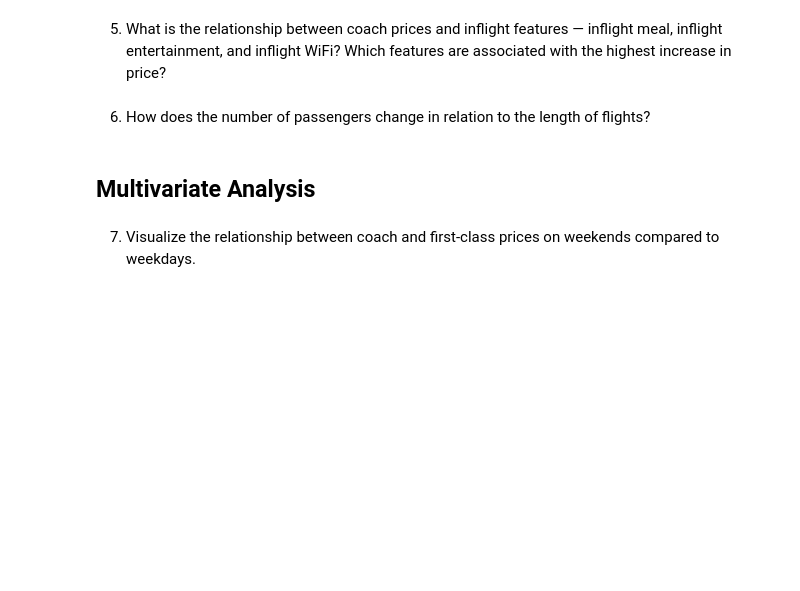
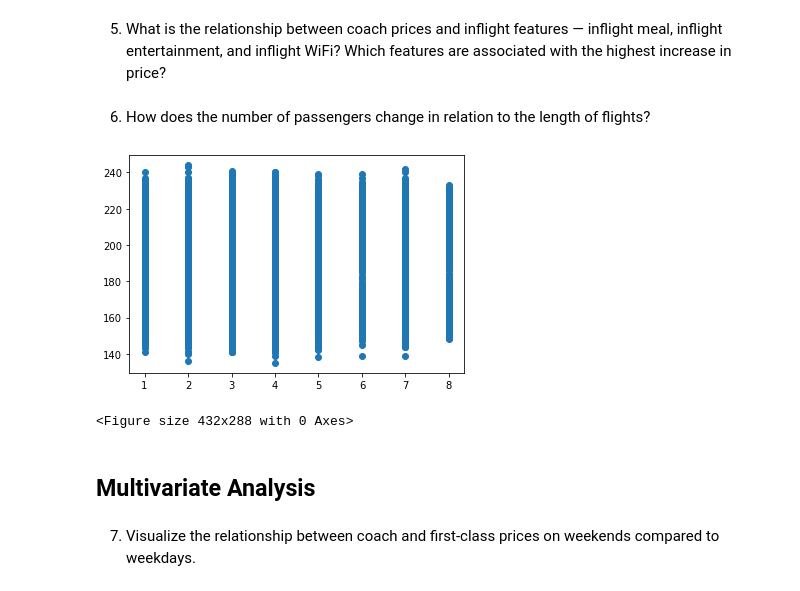
Before and after one commit to Mark-Kens/cc_dsp2022_10._airline_analysis, a Jupyter notebook: Airline Analysis_mark.ipynb, the cells around one changed output. Drawn from its saved outputs; the diff is of its cells as text; code cells hidden in the pictures; blank space fills up the shorter version.

```diff
--- a/Airline Analysis_mark.ipynb
+++ b/Airline Analysis_mark.ipynb
@@ -182,3 +194,14 @@ plt.clf()
+# %%
+## Task 6
+
+plt.scatter(flight.hours, flight.passengers)
+# No correlation between flight times and passengers.
+
+plt.show()
+plt.clf()
+# %% [output]
+[figure, added]
+<Figure size 432x288 with 0 Axes>
 # %% [markdown]
 ## Multivariate Analysis
 # %% [markdown]
```
Also changed, not shown: parts of 7 cells of this notebook.
